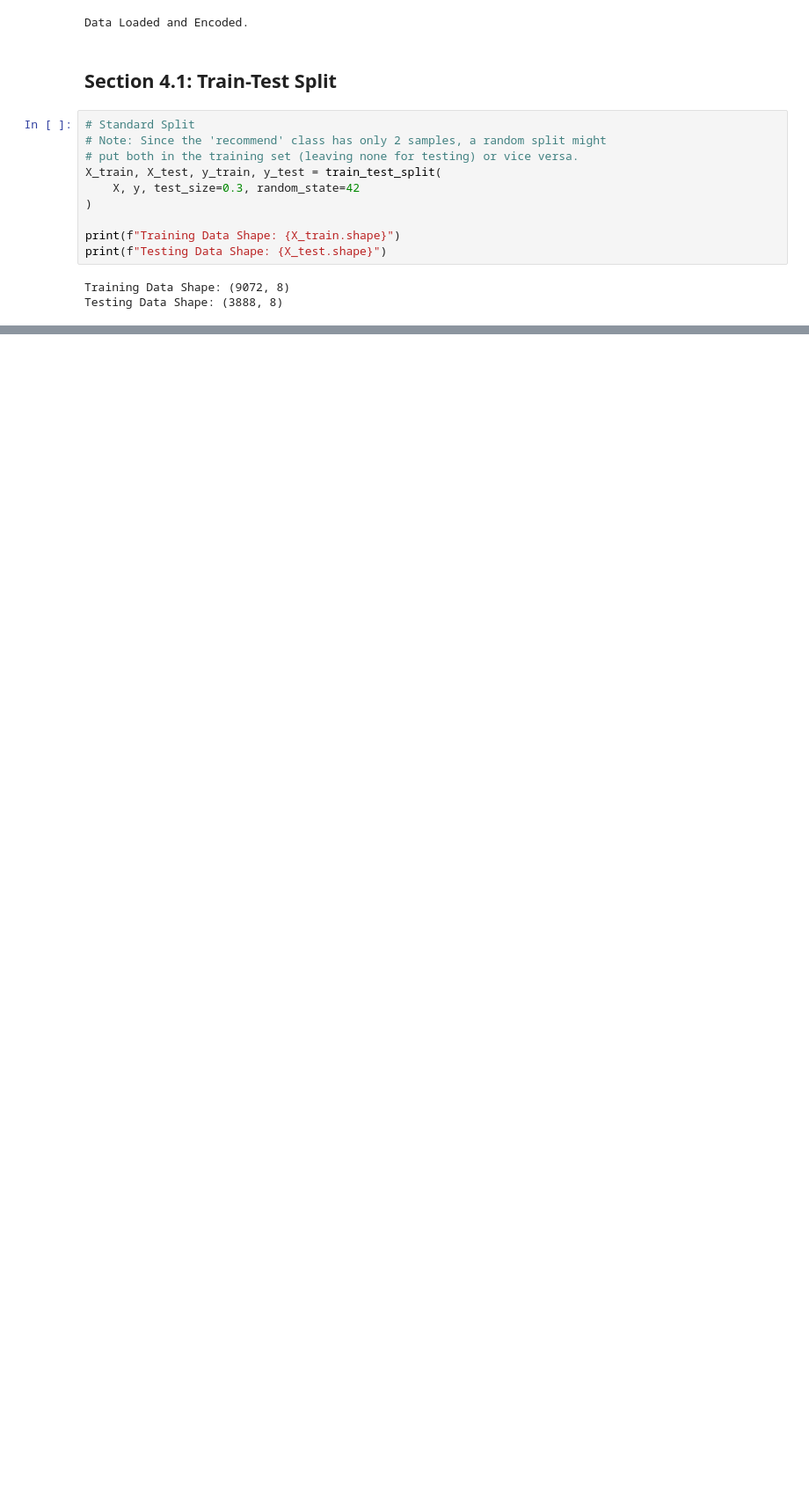
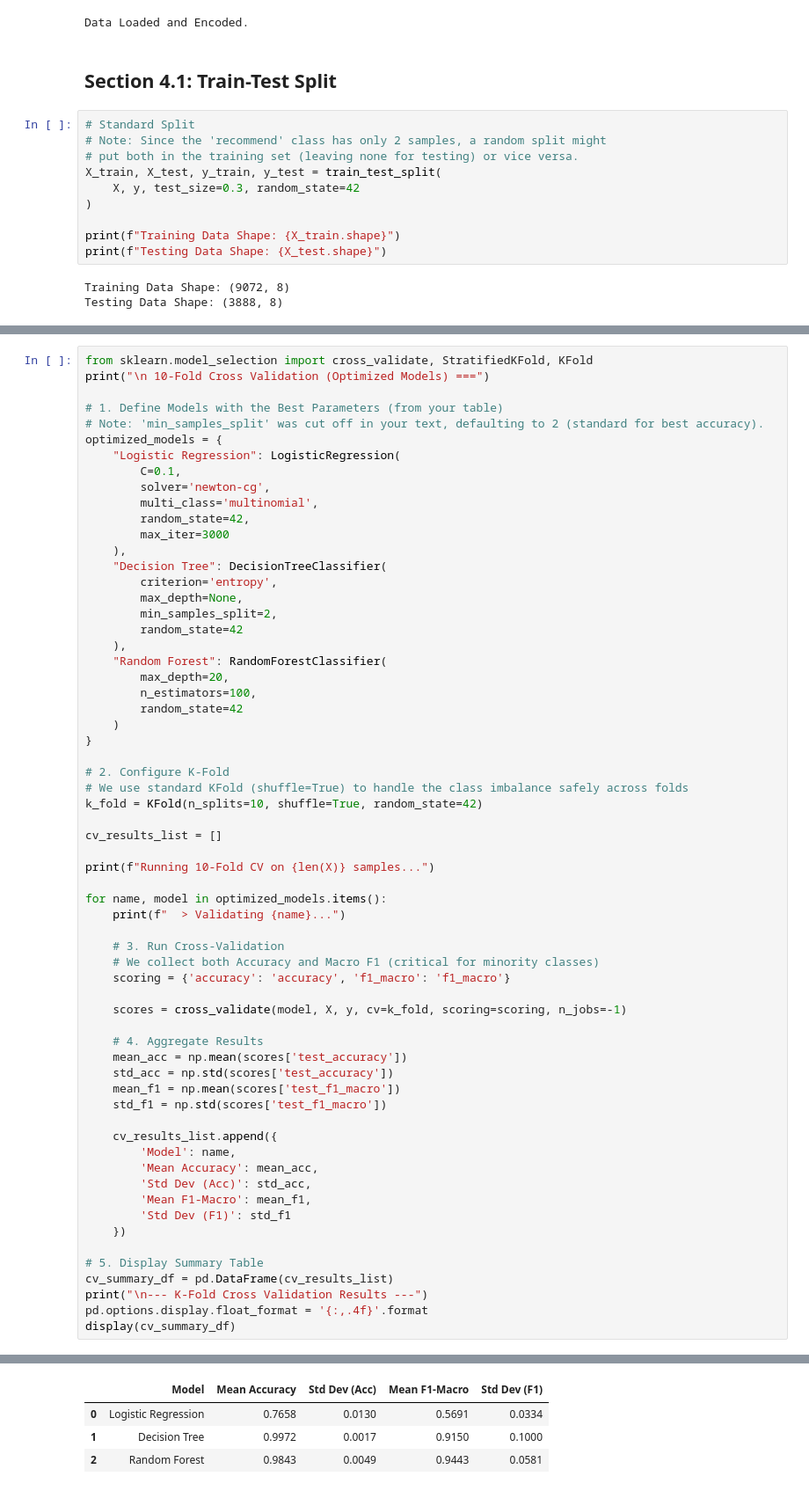
Before and after one commit to laraibpervaiz/Final-Year-Project, a Jupyter notebook: Nursery_EDA_Preprocessor.ipynb, the cells around one changed output, grey strips where cells are left out. Shown at 88% size. Drawn from its saved outputs; the diff is of its cells as text; blank space fills up the shorter version.

```diff
--- a/Nursery_EDA_Preprocessor.ipynb
+++ b/Nursery_EDA_Preprocessor.ipynb
@@ -410,0 +572,64 @@ display(df_results)
+# %%
+from sklearn.model_selection import cross_validate, StratifiedKFold, KFold
+print("\n 10-Fold Cross Validation (Optimized Models) ===")
+
+# 1. Define Models with the Best Parameters (from your table)
+# Note: 'min_samples_split' was cut off in your text, defaulting to 2 (standard for best accuracy).
+optimized_models = {
+    "Logistic Regression": LogisticRegression(
+        C=0.1,
+        solver='newton-cg',
+        multi_class='multinomial',
+        random_state=42,
+        max_iter=3000
+    ),
+    "Decision Tree": DecisionTreeClassifier(
+        criterion='entropy',
+        max_depth=None,
+        min_samples_split=2,
+        random_state=42
+    ),
+    "Random Forest": RandomForestClassifier(
+        max_depth=20,
+        n_estimators=100,
+        random_state=42
+    )
+}
+
+# 2. Configure K-Fold
+# We use standard KFold (shuffle=True) to handle the class imbalance safely across folds
+k_fold = KFold(n_splits=10, shuffle=True, random_state=42)
+
+cv_results_list = []
+
+print(f"Running 10-Fold CV on {len(X)} samples...")
+
+for name, model in optimized_models.items():
+    print(f"  > Validating {name}...")
+
+    # 3. Run Cross-Validation
+    # We collect both Accuracy and Macro F1 (critical for minority classes)
+    scoring = {'accuracy': 'accuracy', 'f1_macro': 'f1_macro'}
+
+    scores = cross_validate(model, X, y, cv=k_fold, scoring=scoring, n_jobs=-1)
+
+    # 4. Aggregate Results
+    mean_acc = np.mean(scores['test_accuracy'])
+    std_acc = np.std(scores['test_accuracy'])
+    mean_f1 = np.mean(scores['test_f1_macro'])
+    std_f1 = np.std(scores['test_f1_macro'])
+
+    cv_results_list.append({
+        'Model': name,
+        'Mean Accuracy': mean_acc,
+        'Std Dev (Acc)': std_acc,
+        'Mean F1-Macro': mean_f1,
+        'Std Dev (F1)': std_f1
+    })
+
+# 5. Display Summary Table
+cv_summary_df = pd.DataFrame(cv_results_list)
+print("\n--- K-Fold Cross Validation Results ---")
+pd.options.display.float_format = '{:,.4f}'.format
+display(cv_summary_df)
+# %% [output]
@@ -410,0 +643,4 @@ display(df_results)
+|  | Model | Mean Accuracy | Std Dev (Acc) | Mean F1-Macro | Std Dev (F1) |
+| 0 | Logistic Regression | 0.7658 | 0.0130 | 0.5691 | 0.0334 |
+| 1 | Decision Tree | 0.9972 | 0.0017 | 0.9150 | 0.1000 |
+| 2 | Random Forest | 0.9843 | 0.0049 | 0.9443 | 0.0581 |
```
Also changed, not shown: parts of 15 cells of this notebook.
